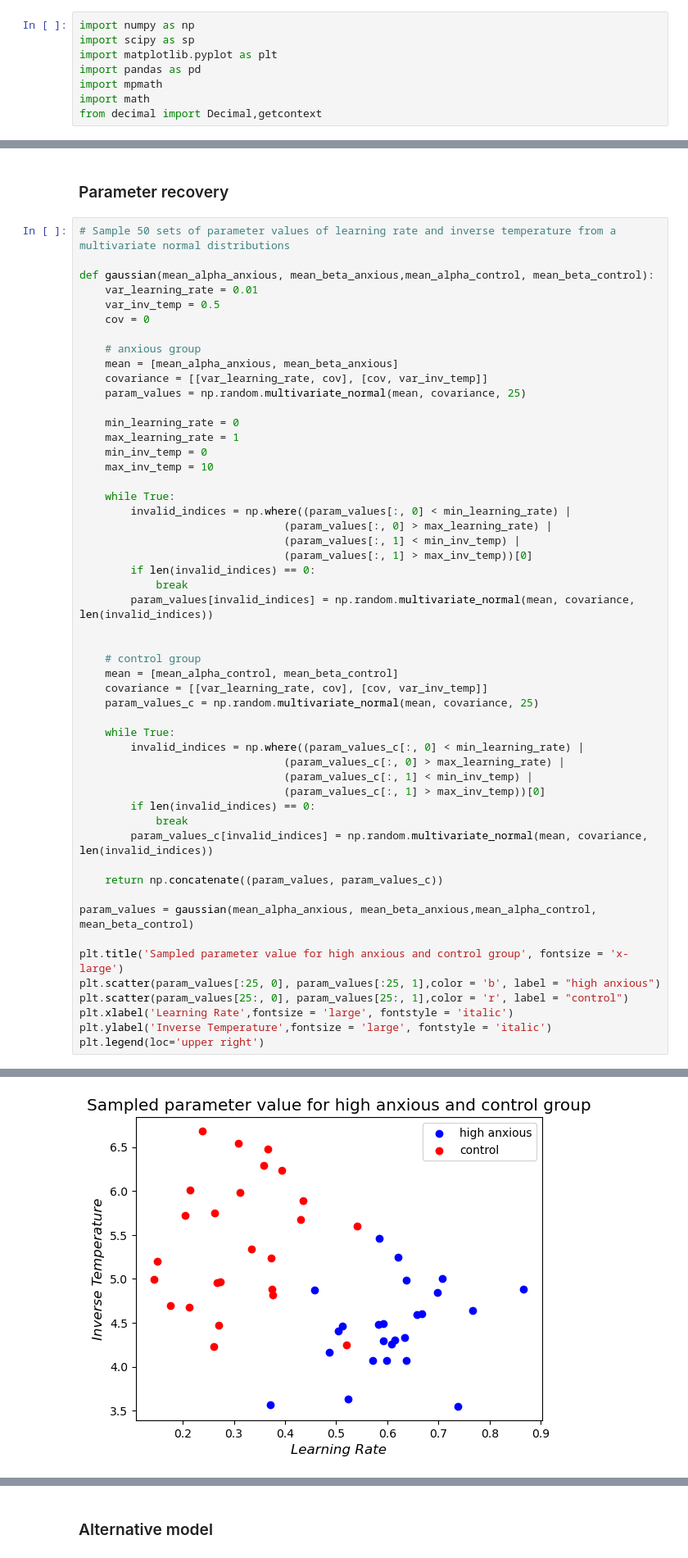
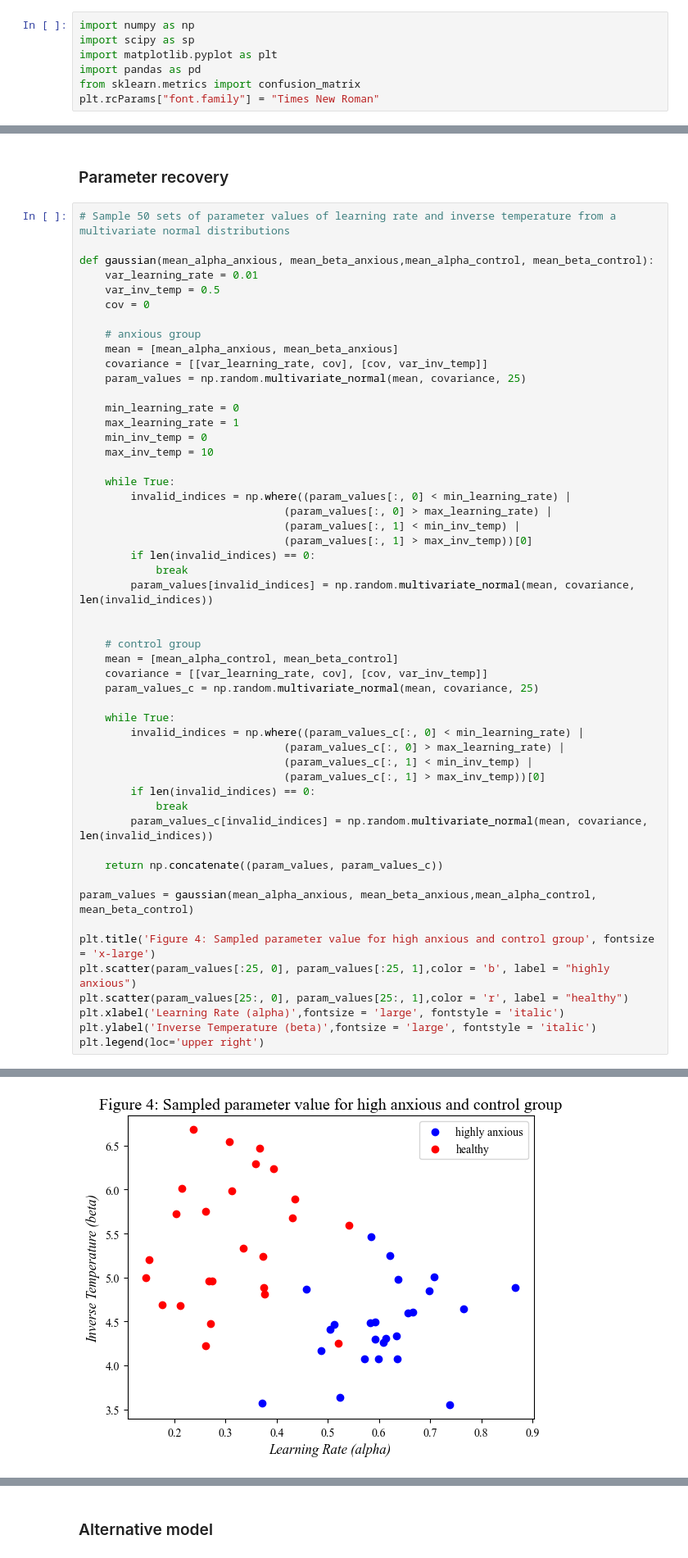
Before and after one commit to a-ishiyama/comp-neuro, a Jupyter notebook: code.ipynb, the cells around one changed output, grey strips where cells are left out. Shown at 82% size. Cells and saved outputs as stored; diff of their text form.

```diff
--- a/code.ipynb
+++ b/code.ipynb
@@ -3,9 +3,8 @@ import numpy as np
 import scipy as sp
 import matplotlib.pyplot as plt
 import pandas as pd
-import mpmath
-import math
-from decimal import Decimal,getcontext
+from sklearn.metrics import confusion_matrix
+plt.rcParams["font.family"] = "Times New Roman"
 # %%
 stai_scores = np.array(pd.read_csv(r'stai_scores.csv', header=None)[0])
 inst_choices = np.array(pd.read_csv(r'inst_choices.csv', header=None))
@@ -279,39 +336,39 @@ def gaussian(mean_alpha_anxious, mean_beta_anxious,mean_alpha_control, mean_beta
         invalid_indices = np.where((param_values[:, 0] < min_learning_rate) |
                                 (param_values[:, 0] > max_learning_rate) |
                                 (param_values[:, 1] < min_inv_temp) |
                                 (param_values[:, 1] > max_inv_temp))[0]
         if len(invalid_indices) == 0:
             break
         param_values[invalid_indices] = np.random.multivariate_normal(mean, covariance, len(invalid_indices))
 
 
     # control group
     mean = [mean_alpha_control, mean_beta_control]
     covariance = [[var_learning_rate, cov], [cov, var_inv_temp]]
     param_values_c = np.random.multivariate_normal(mean, covariance, 25)
 
     while True:
         invalid_indices = np.where((param_values_c[:, 0] < min_learning_rate) |
                                 (param_values_c[:, 0] > max_learning_rate) |
                                 (param_values_c[:, 1] < min_inv_temp) |
                                 (param_values_c[:, 1] > max_inv_temp))[0]
         if len(invalid_indices) == 0:
             break
         param_values_c[invalid_indices] = np.random.multivariate_normal(mean, covariance, len(invalid_indices))
 
     return np.concatenate((param_values, param_values_c))
 
 param_values = gaussian(mean_alpha_anxious, mean_beta_anxious,mean_alpha_control, mean_beta_control)
 
-plt.title('Sampled parameter value for high anxious and control group', fontsize = 'x-large')
-plt.scatter(param_values[:25, 0], param_values[:25, 1],color = 'b', label = "high anxious")
-plt.scatter(param_values[25:, 0], param_values[25:, 1],color = 'r', label = "control")
-plt.xlabel('Learning Rate',fontsize = 'large', fontstyle = 'italic')
-plt.ylabel('Inverse Temperature',fontsize = 'large', fontstyle = 'italic')
+plt.title('Figure 4: Sampled parameter value for high anxious and control group', fontsize = 'x-large')
+plt.scatter(param_values[:25, 0], param_values[:25, 1],color = 'b', label = "highly anxious")
+plt.scatter(param_values[25:, 0], param_values[25:, 1],color = 'r', label = "healthy")
+plt.xlabel('Learning Rate (alpha)',fontsize = 'large', fontstyle = 'italic')
+plt.ylabel('Inverse Temperature (beta)',fontsize = 'large', fontstyle = 'italic')
 plt.legend(loc='upper right')
 # %% [output]
 <matplotlib.legend.Legend at 0x...>
-[figure, old version]
+[figure, new version]
 # %%
 # Use the sampled parameter values to simulate 50 sets of data.
 # Fit new parameter values to these simulated data sets.
```
Also changed, not shown: parts of 25 cells of this notebook.
